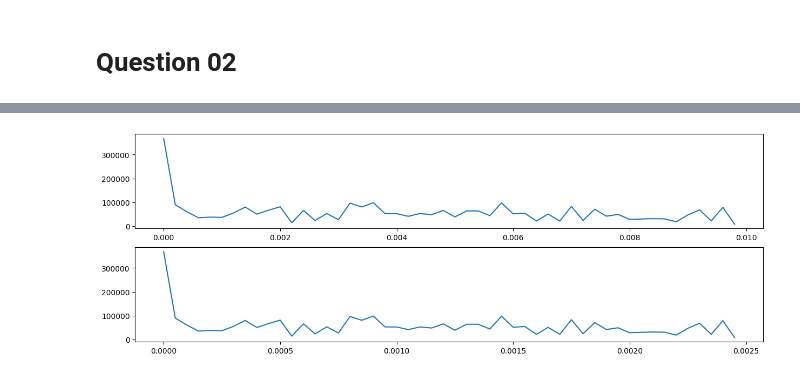
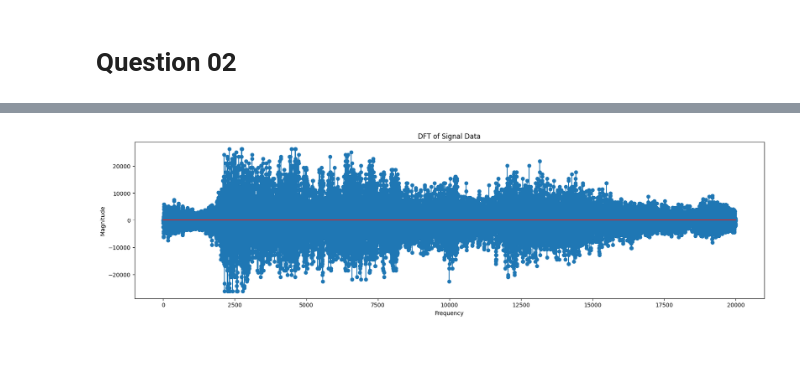
Before and after one commit to Vgr20/EN_3551_Assignment_01, a Jupyter notebook: Assignment.ipynb, the cells around one changed output, grey strips where cells are left out. Cells and saved outputs as stored; diff of their text form; code cells hidden in the pictures; blank space fills up the shorter version.

```diff
--- a/Assignment.ipynb
+++ b/Assignment.ipynb
@@ -207,7 +159,10 @@ plt.show()
-# %%
-fig,ax = plt.subplots(2,1,figsize=(15,5))
-ax[0].plot(frequency_Obins_3[:50], np.abs(dft_Oresult_3[:50]))
-ax[1].plot(frequency_bins_3[:50], np.abs(dft_result3[:50]))
-plt.show()
-# %% [output]
-[figure, removed]
+# %%
+
+fig,ax = plt.subplots(figsize=(20,5))
+ax.stem(y_n)
+plt.xlabel('Frequency')
+plt.ylabel('Magnitude')
+plt.title('DFT of Signal Data')
+plt.show()
+# %% [output]
+[figure, added]
```
Also changed, not shown: parts of 22 cells of this notebook.
